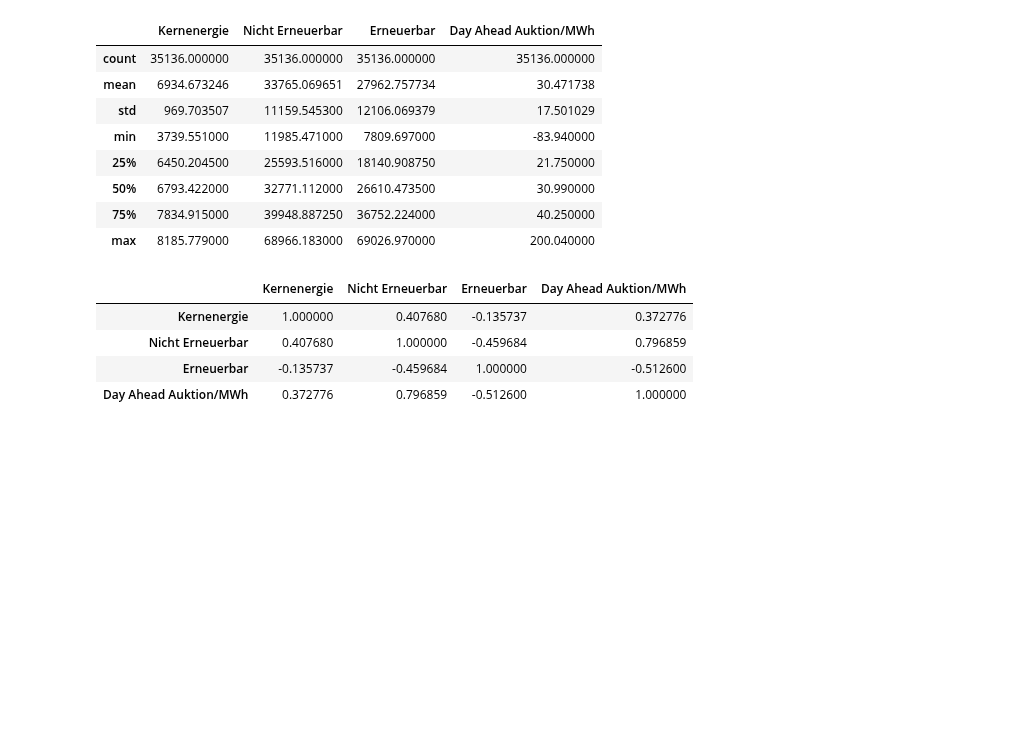
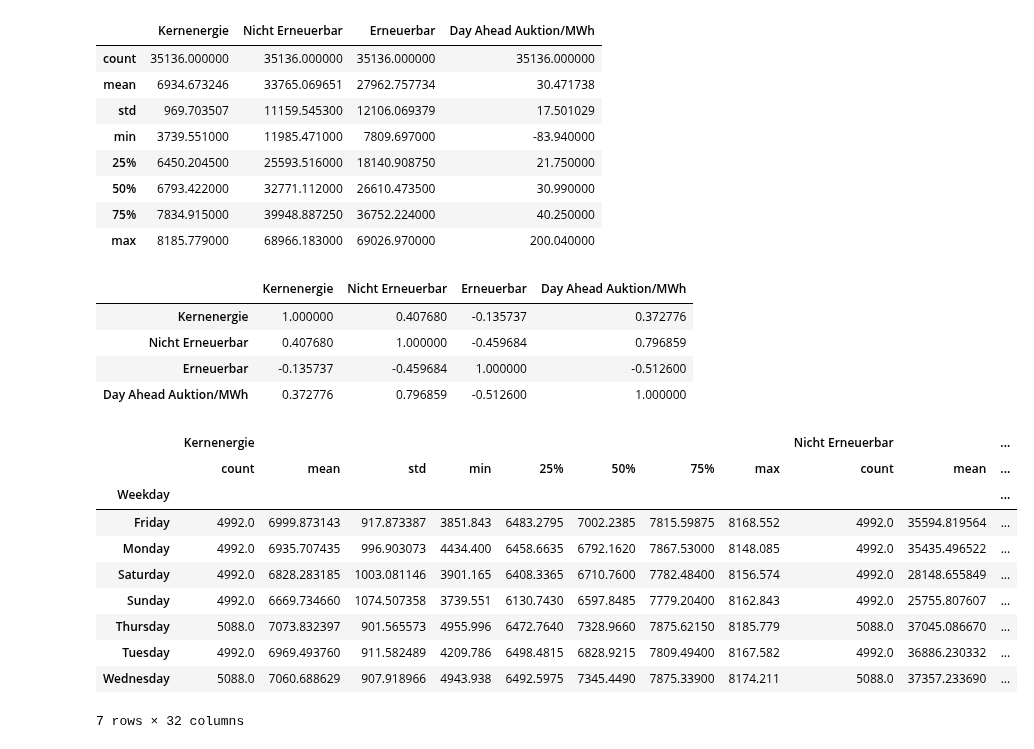
Before and after one commit to M-123-456/team-6-energy-costs, a Jupyter notebook: first_notebook.ipynb, the cells around one changed output. Drawn from its saved outputs; the diff is of its cells as text; code cells hidden in the pictures; blank space fills up the shorter version.

```diff
--- a/first_notebook.ipynb
+++ b/first_notebook.ipynb
@@ -79,3 +80,23 @@ energy_df.corr()
 | Nicht Erneuerbar | 0.407680 | 1.000000 | -0.459684 | 0.796859 |
 | Erneuerbar | -0.135737 | -0.459684 | 1.000000 | -0.512600 |
 | Day Ahead Auktion/MWh | 0.372776 | 0.796859 | -0.512600 | 1.000000 |
+# %%
+# Analyzation - Weekday and Energy price
+
+# Name dataframe grouped by weekeday
+energy_df_grp_weekday = energy_df.groupby(['Weekday'])
+# %%
+# describe
+energy_df_grp_weekday.describe()
+# %% [output]
+|  | Kernenergie |  |  |  |  |  |  |  | Nicht Erneuerbar |  | ... |
+|  | count | mean | std | min | 25% | 50% | 75% | max | count | mean | ... |
+| Weekday |  |  |  |  |  |  |  |  |  |  | ... |
+| Friday | 4992.0 | 6999.873143 | 917.873387 | 3851.843 | 6483.2795 | 7002.2385 | 7815.59875 | 8168.552 | 4992.0 | 35594.819564 | ... |
+| Monday | 4992.0 | 6935.707435 | 996.903073 | 4434.400 | 6458.6635 | 6792.1620 | 7867.53000 | 8148.085 | 4992.0 | 35435.496522 | ... |
+| Saturday | 4992.0 | 6828.283185 | 1003.081146 | 3901.165 | 6408.3365 | 6710.7600 | 7782.48400 | 8156.574 | 4992.0 | 28148.655849 | ... |
+| Sunday | 4992.0 | 6669.734660 | 1074.507358 | 3739.551 | 6130.7430 | 6597.8485 | 7779.20400 | 8162.843 | 4992.0 | 25755.807607 | ... |
+| Thursday | 5088.0 | 7073.832397 | 901.565573 | 4955.996 | 6472.7640 | 7328.9660 | 7875.62150 | 8185.779 | 5088.0 | 37045.086670 | ... |
+| Tuesday | 4992.0 | 6969.493760 | 911.582489 | 4209.786 | 6498.4815 | 6828.9215 | 7809.49400 | 8167.582 | 4992.0 | 36886.230332 | ... |
+| Wednesday | 5088.0 | 7060.688629 | 907.918966 | 4943.938 | 6492.5975 | 7345.4490 | 7875.33900 | 8174.211 | 5088.0 | 37357.233690 | ... |
+7 rows × 32 columns
```
Also changed, not shown: parts of 14 cells of this notebook.
